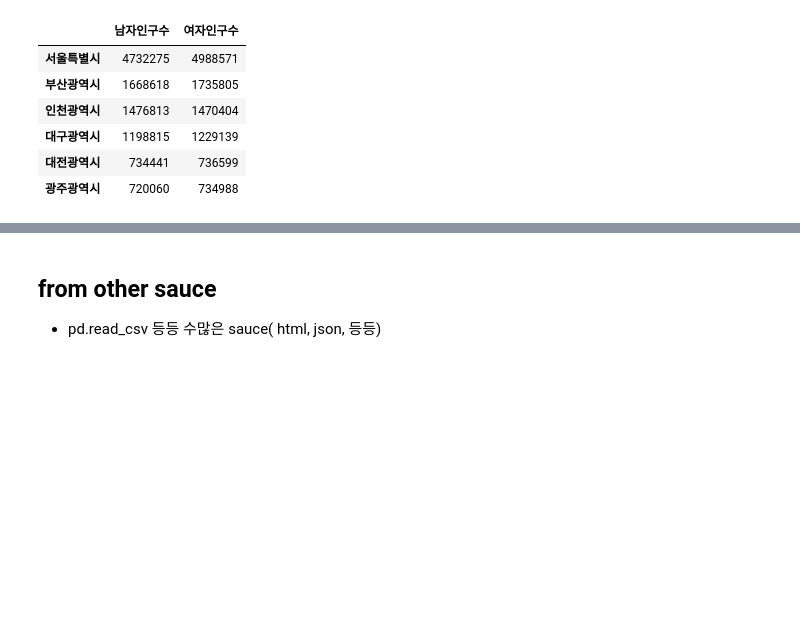
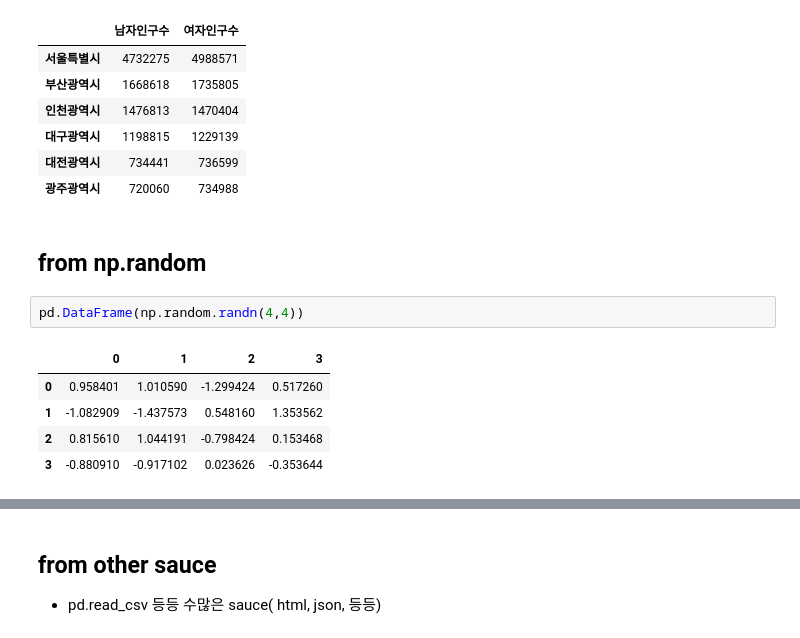
Before and after one commit to SeWonKwon/Pandas-Numpy, a Jupyter notebook: A03_Pandas_DataFrame.ipynb, the cells around one changed output, grey strips where cells are left out. Drawn from its saved outputs; the diff is of its cells as text; blank space fills up the shorter version.

```diff
--- a/A03_Pandas_DataFrame.ipynb
+++ b/A03_Pandas_DataFrame.ipynb
@@ -150,3 +155,13 @@ pd.DataFrame({'남자인구수': male, '여자인구수':female})
 | 대구광역시 | 1198815 | 1229139 |
 | 대전광역시 | 734441 | 736599 |
 | 광주광역시 | 720060 | 734988 |
+# %% [markdown]
+## from np.random
+# %%
+pd.DataFrame(np.random.randn(4,4))
+# %% [output]
+|  | 0 | 1 | 2 | 3 |
+| 0 | 0.958401 | 1.010590 | -1.299424 | 0.517260 |
+| 1 | -1.082909 | -1.437573 | 0.548160 | 1.353562 |
+| 2 | 0.815610 | 1.044191 | -0.798424 | 0.153468 |
+| 3 | -0.880910 | -0.917102 | 0.023626 | -0.353644 |
```
Also changed, not shown: parts of 14 cells of this notebook, 11 other files.
